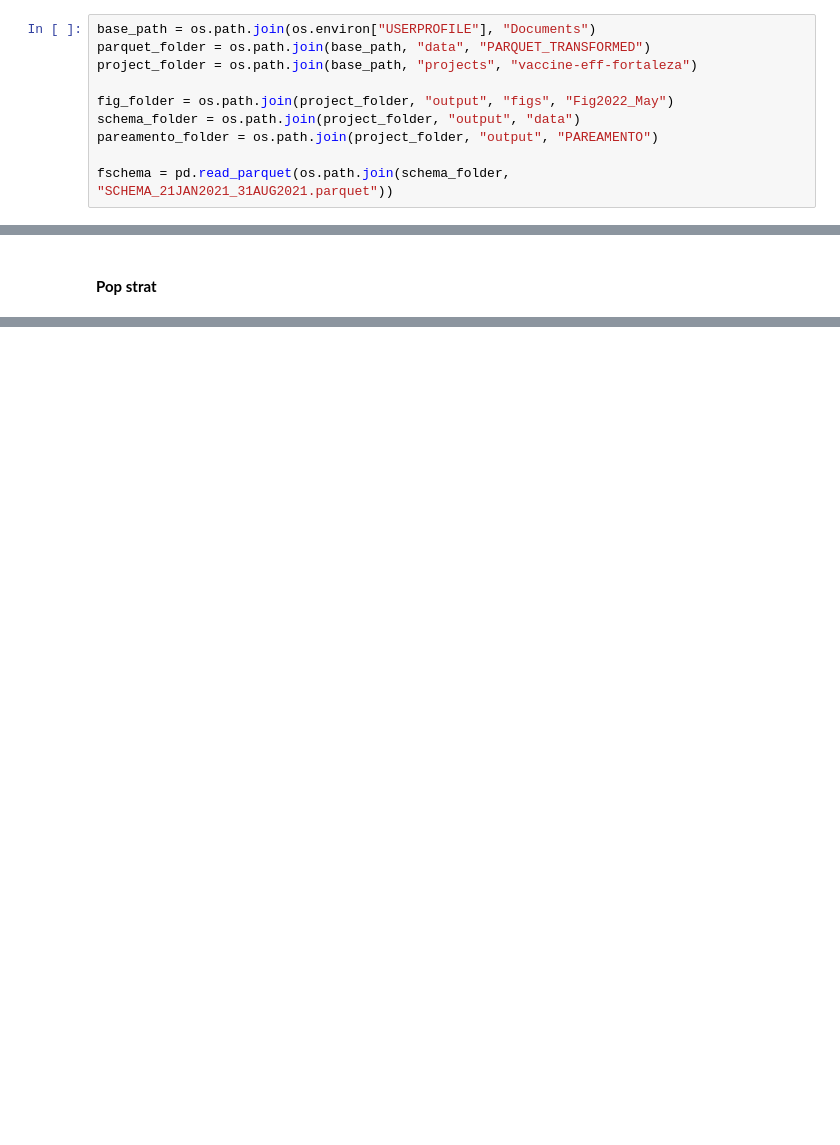
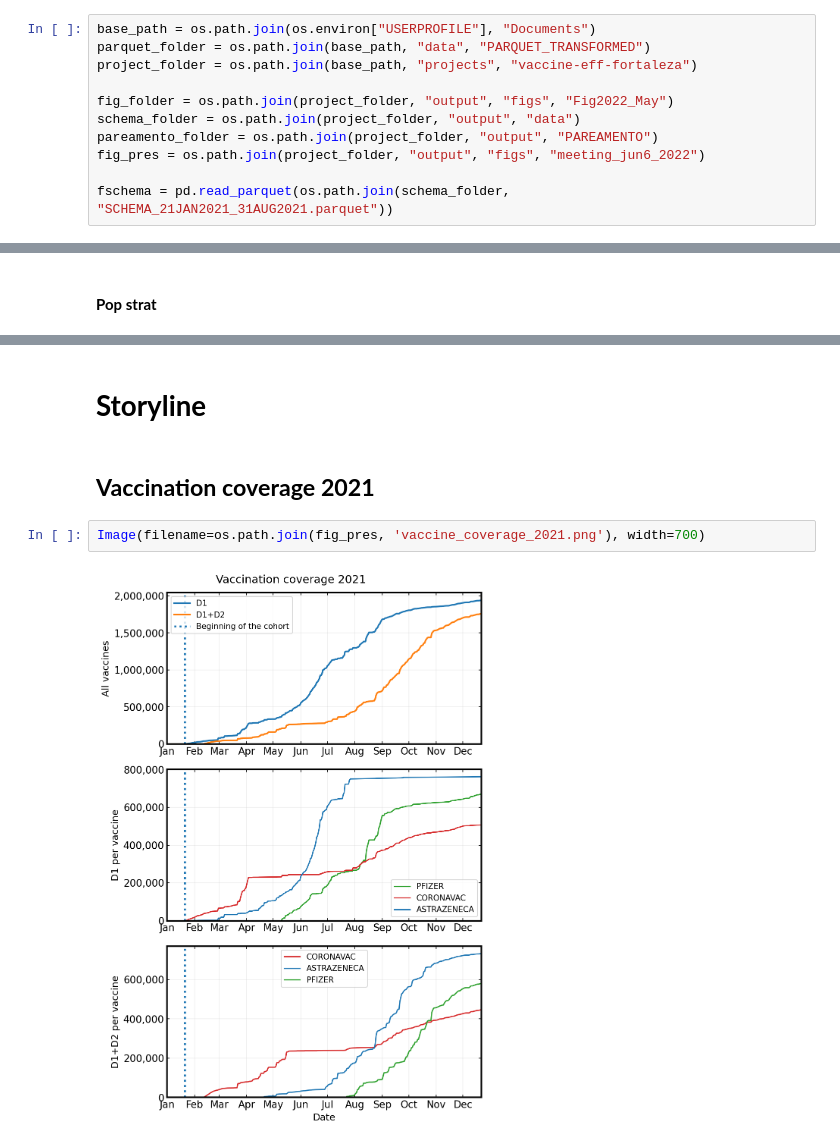
Before and after one commit to higorsmonteiro/vaccine-eff-fortaleza, a Jupyter notebook: notebooks/results_may2022.ipynb, the cells around one changed output, grey strips where cells are left out. Saved outputs shown, nothing was run; the diff lists cells and outputs as text; blank space fills up the shorter version.

```diff
--- a/notebooks/results_may2022.ipynb
+++ b/notebooks/results_may2022.ipynb
@@ -50,5 +54,6 @@ project_folder = os.path.join(base_path, "projects", "vaccine-eff-fortaleza")
 fig_folder = os.path.join(project_folder, "output", "figs", "Fig2022_May")
 schema_folder = os.path.join(project_folder, "output", "data")
 pareamento_folder = os.path.join(project_folder, "output", "PAREAMENTO")
+fig_pres = os.path.join(project_folder, "output", "figs", "meeting_jun6_2022")
 
 fschema = pd.read_parquet(os.path.join(schema_folder, "SCHEMA_21JAN2021_31AUG2021.parquet"))
@@ -514,0 +722,8 @@ pop_per_sex(fschema, "CORONAVAC", "NOVO", hdi_index=1, dose="D2", cohort_str="21
+# %% [markdown]
+# **Storyline**
+# %% [markdown]
+## **Vaccination coverage 2021**
+# %%
+Image(filename=os.path.join(fig_pres, 'vaccine_coverage_2021.png'), width=700)
+# %% [output]
+[figure, added]
```
Also changed, not shown: parts of 82 cells of this notebook, 3 other files.
